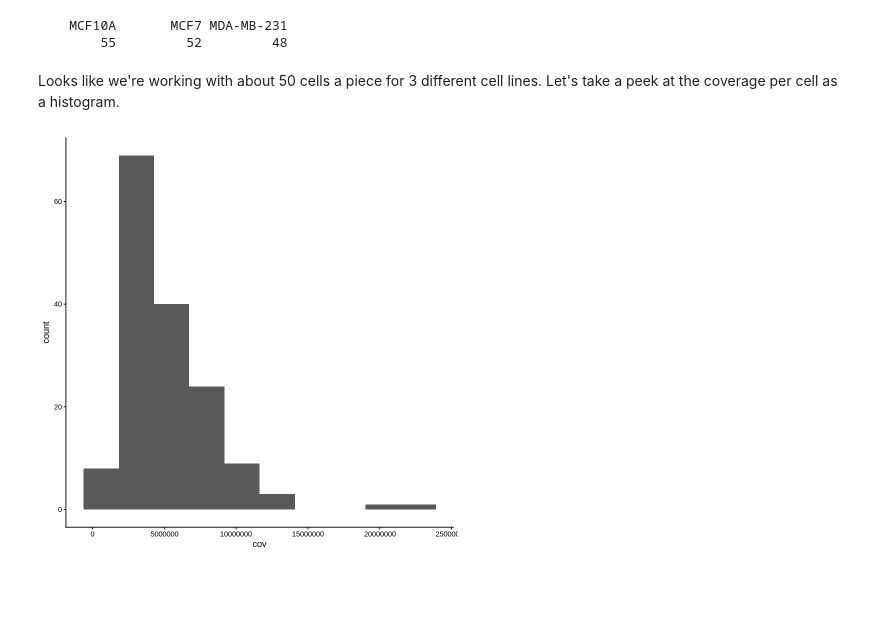
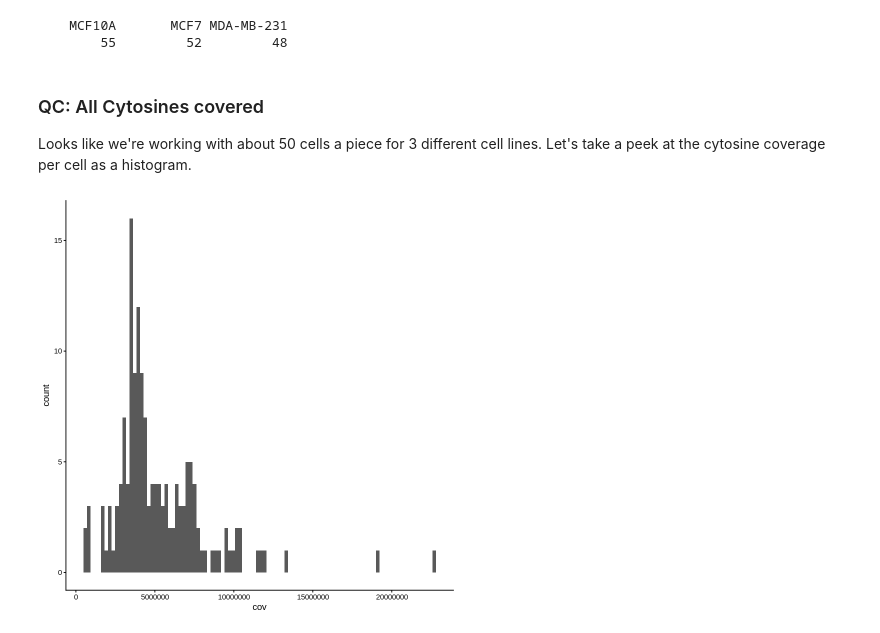
Before and after one commit to mulqueenr/DSWG_MethylationWorkshop, a Jupyter notebook: DSWG_Methylation.ipynb, the cells around one changed output. Cells and saved outputs as stored; diff of their text form; code cells hidden in the pictures; blank space fills up the shorter version.

```diff
--- a/DSWG_Methylation.ipynb
+++ b/DSWG_Methylation.ipynb
@@ -162,8 +163,10 @@ table(obj@metadata$sample)
     MCF10A       MCF7 MDA-MB-231
         55         52         48
 # %% [markdown]
-Looks like we're working with about 50 cells a piece for 3 different cell lines. Let's take a peek at the coverage per cell as a histogram.
+### QC: All Cytosines covered
+
+Looks like we're working with about 50 cells a piece for 3 different cell lines. Let's take a peek at the cytosine coverage per cell as a histogram.
 # %%
-ggplot(obj@metadata, aes(x = cov)) + geom_histogram(bins = 10) + theme_classic()
+ggplot(obj@metadata, aes(x = cov)) + geom_histogram(bins = 100) + theme_classic()
 # %% [output]
-[figure, old version]
+[figure, new version]
```
Also changed, not shown: parts of 35 cells of this notebook.
